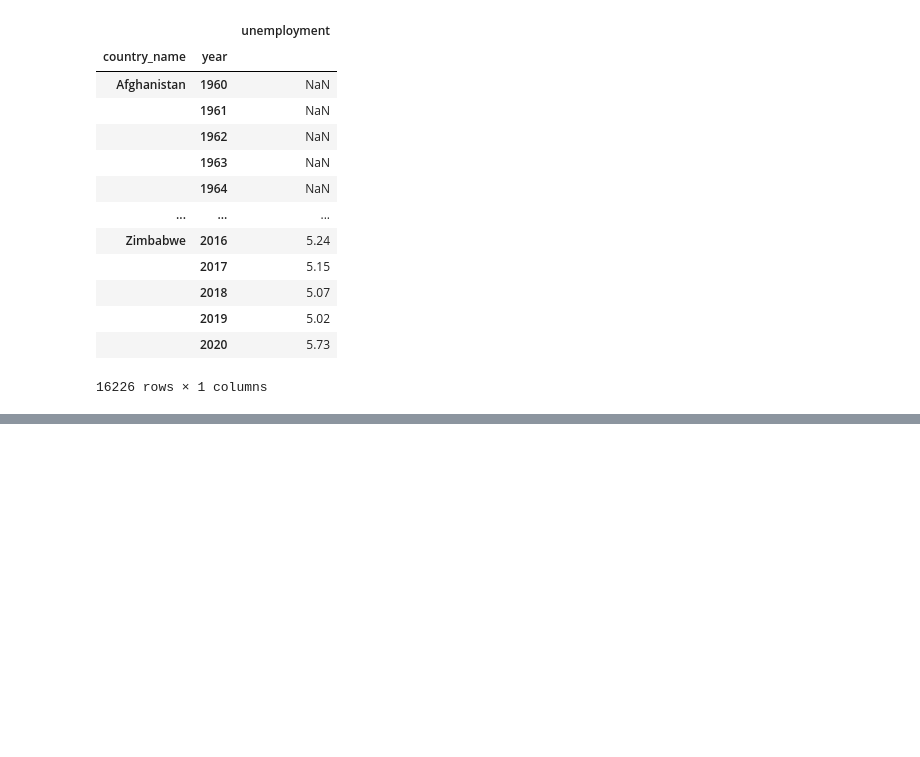
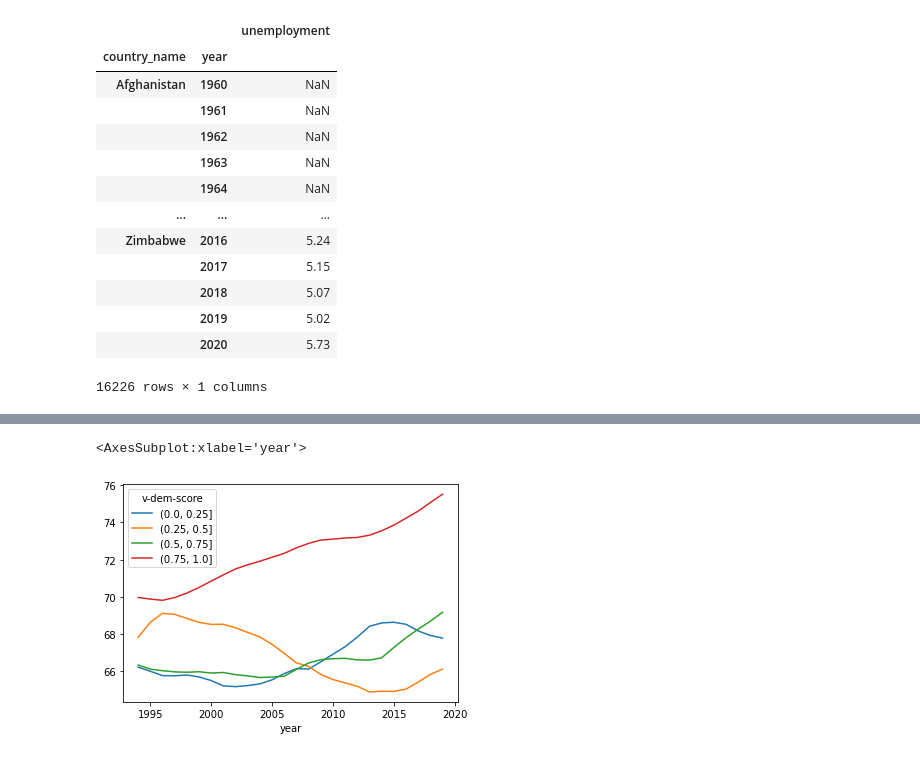
Before and after one commit to michadenheijer/DataWrangling, a Jupyter notebook: unemployment.ipynb, the cells around one changed output, grey strips where cells are left out. Drawn from its saved outputs; the diff is of its cells as text; code cells hidden in the pictures; blank space fills up the shorter version.

```diff
--- a/unemployment.ipynb
+++ b/unemployment.ipynb
@@ -38,0 +128,5 @@ dem_ump = dem.join()
+# %%
+dem_raw = pd.read_hdf("data/democracy.h5", "democracy_raw")["v-dem-score"].to_frame()
+unemployment_dem = unemployment.join(dem_raw)
+labor_dem = labor.join(dem_raw)
+display(unemployment_dem, labor_dem)
@@ -38,0 +162,7 @@ dem_ump = dem.join()
+# %%
+bins = pd.cut(labor_dem["v-dem-score"], bins=[0, 0.25, 0.5, 0.75, 1])
+labor_dem_time = labor_dem.groupby([bins, "year"]).mean()["participation"].reorder_levels([1, 0]).sort_index().unstack()
+labor_dem_time.rolling(5).mean().plot()
+# %% [output]
+<AxesSubplot:xlabel='year'>
+[figure, added]
```
Also changed, not shown: parts of 12 cells of this notebook, 8 other files.
